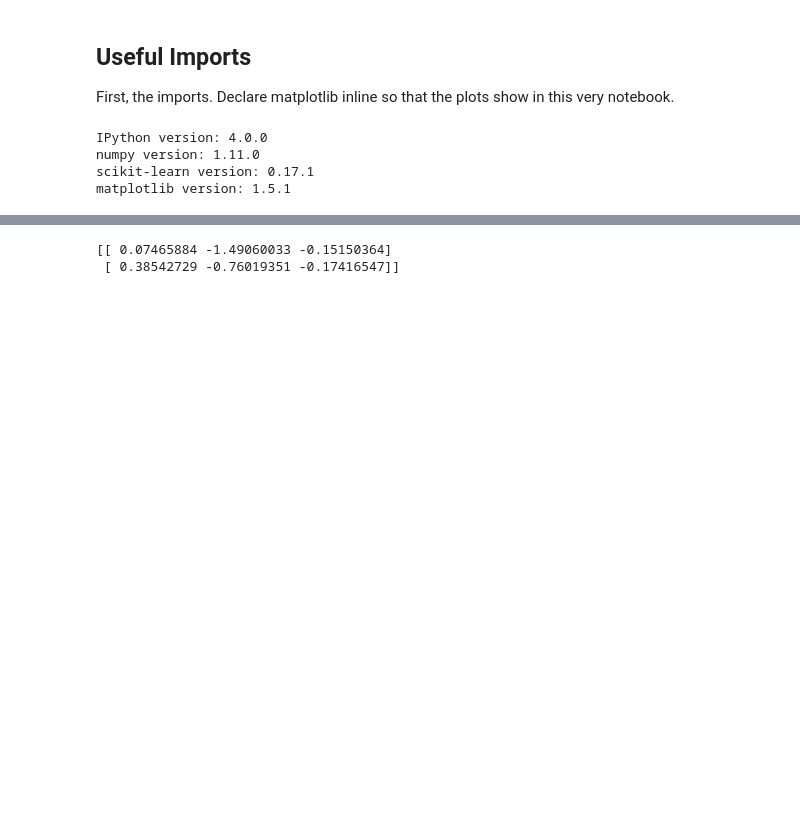
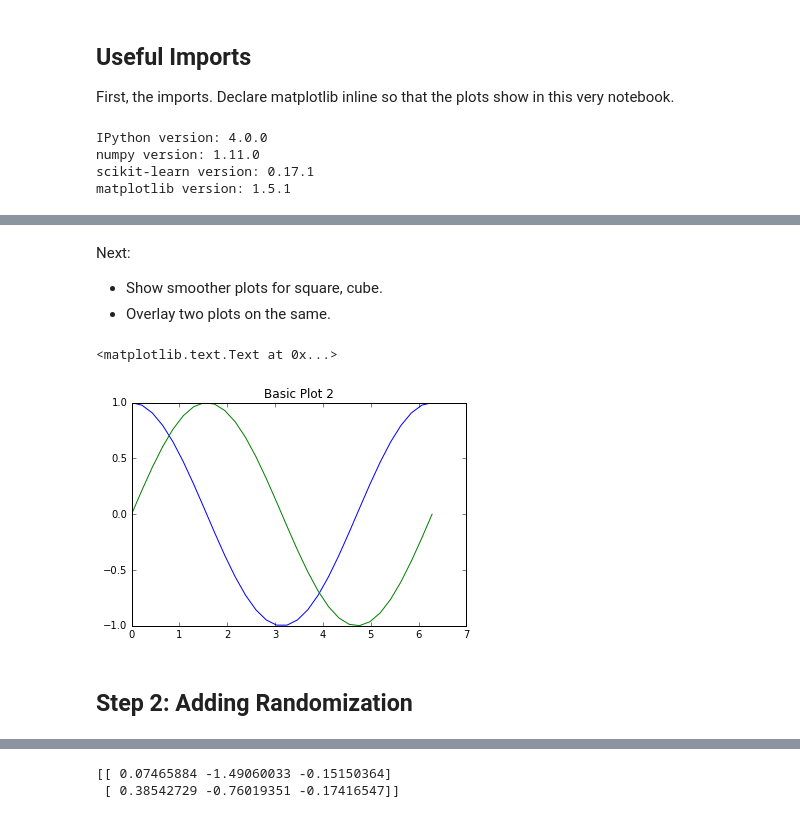
Before and after one commit to sambuddha-roy/presentations, a Jupyter notebook: Veritas.Aug1.2016/Day1_prelims.ipynb, the cells around one changed output, grey strips where cells are left out. Cells and saved outputs as stored; diff of their text form; code cells hidden in the pictures; blank space fills up the shorter version.

```diff
--- a/Veritas.Aug1.2016/Day1_prelims.ipynb
+++ b/Veritas.Aug1.2016/Day1_prelims.ipynb
@@ -88,3 +113,22 @@ Useful modules/methods:
+# %% [markdown]
+Next:
+- Show smoother plots for square, cube.
+- Overlay two plots on the same.
+# %%
+#x = np.linspace(0, 1000, 1000)
+#x = range(0, 1000)
+x = np.linspace(0, 2*np.pi, 30)
+y = np.sin(x)
+z = np.cos(x)
+f, ax = plt.subplots(1,1)
+ax.plot(x, z)
+ax.plot(x, y)
+ax.set_title("Basic Plot 2")
+# %% [output]
+<matplotlib.text.Text at 0x...>
+[figure, added]
+# %% [markdown]
+## Step 2: Adding Randomization
 # %%
 a = random.rand(2, 3)
 print a
```
Also changed, not shown: parts of 18 cells of this notebook.
